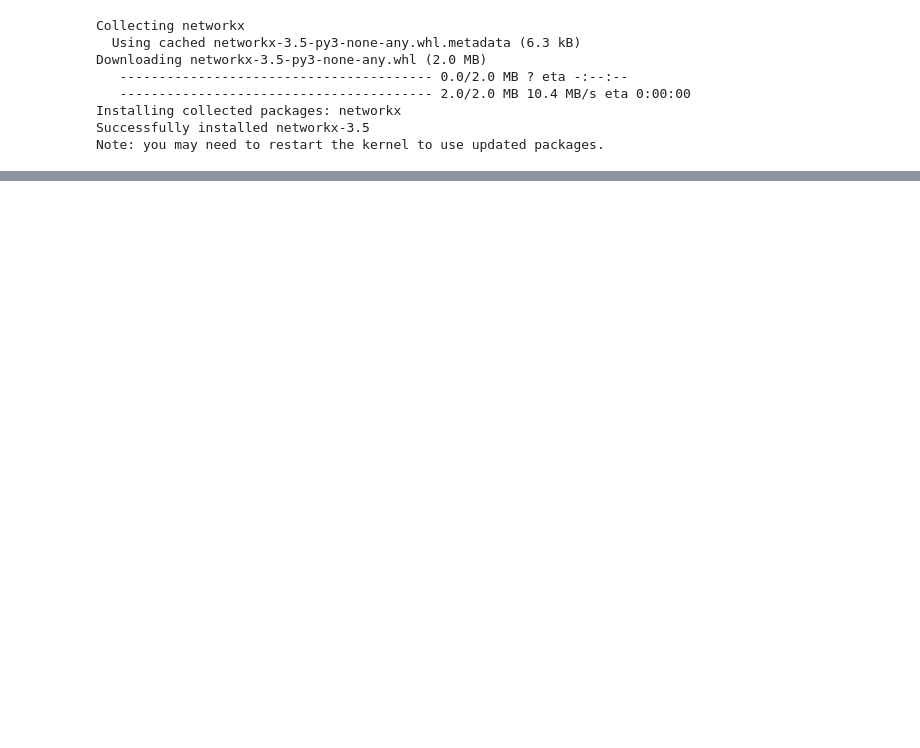
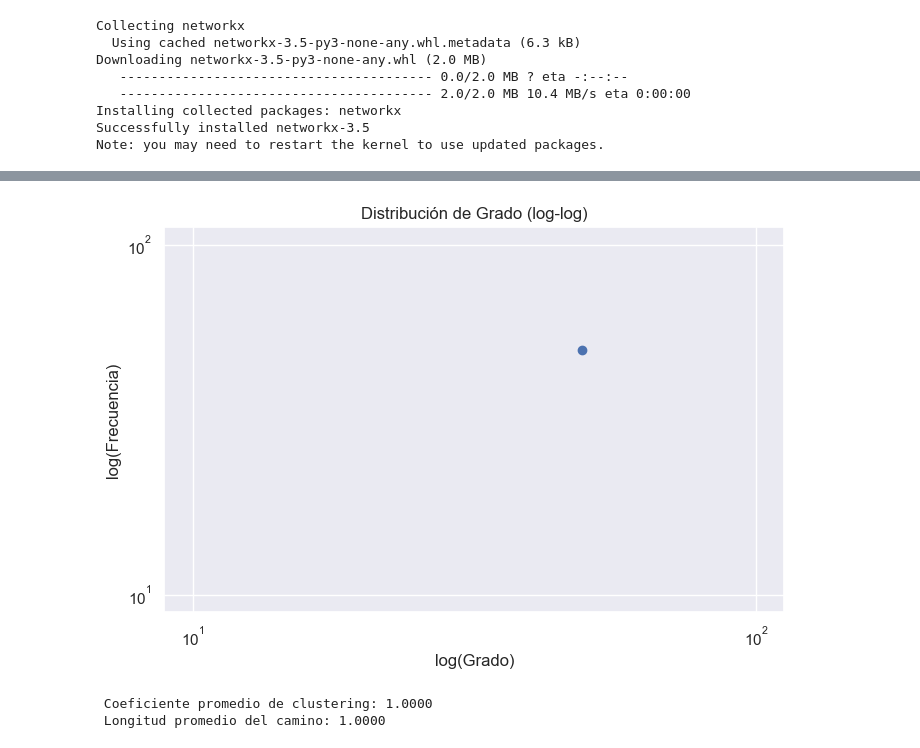
Before and after one commit to RaulCS21/DS_MG_UPC, a Jupyter notebook: RC/TA02/avance.ipynb, the cells around one changed output, grey strips where cells are left out. Drawn from its saved outputs; the diff is of its cells as text; code cells hidden in the pictures; blank space fills up the shorter version.

```diff
--- a/RC/TA02/avance.ipynb
+++ b/RC/TA02/avance.ipynb
@@ -30,0 +79,24 @@ from collections import Counter
+# %%
+grado_freq = Counter(grados)
+x, y = zip(*grado_freq.items())
+x = np.array(x)
+y = np.array(y)
+plt.figure(figsize=(8, 5))
+plt.loglog(x, y, 'bo')
+plt.title("Distribución de Grado (log-log)")
+plt.xlabel("log(Grado)")
+plt.ylabel("log(Frecuencia)")
+plt.grid(True)
+plt.savefig("ley_potencia_loglog.png")
+plt.show()
+# %% [output]
+[figure, added]
+# %%
+clustering_promedio = nx.average_clustering(G)
+longitud_promedio = nx.average_shortest_path_length(G)
+
+print(f"\n Coeficiente promedio de clustering: {clustering_promedio:.4f}")
+print(f" Longitud promedio del camino: {longitud_promedio:.4f}")
+# %% [output]
+ Coeficiente promedio de clustering: 1.0000
+ Longitud promedio del camino: 1.0000
```
Also changed, not shown: parts of 12 cells of this notebook.
